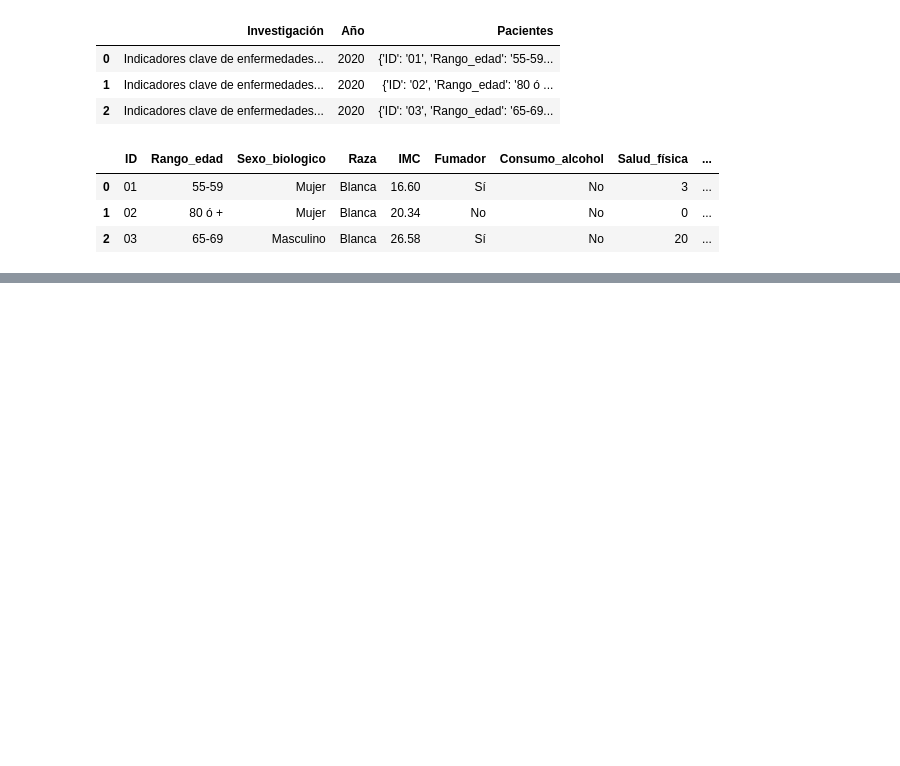
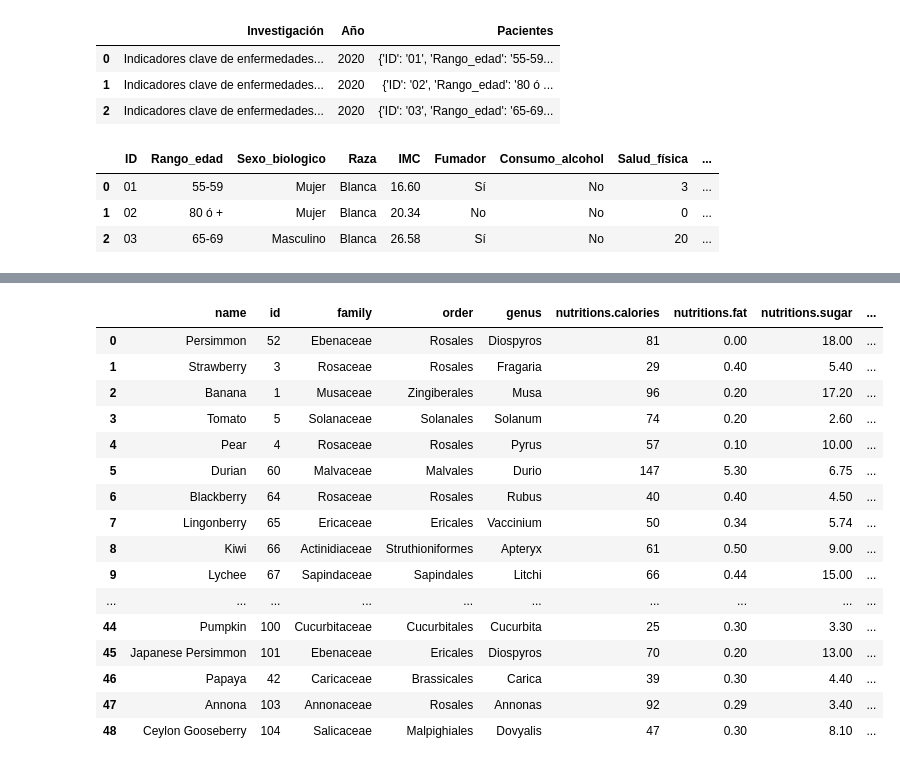
Before and after one commit to cmrondon2000/pandas-es-formatosarchivos, a Jupyter notebook: PandasES.ipynb, the cells around one changed output, grey strips where cells are left out. Saved outputs shown, nothing was run; the diff lists cells and outputs as text; code cells hidden in the pictures; blank space fills up the shorter version.

```diff
--- a/PandasES.ipynb
+++ b/PandasES.ipynb
@@ -292,3 +292,12 @@ with open('pacientes_2.json','r') as f:
 pd.json_normalize(datos, record_path='Pacientes', meta=['Investigación', 'Año'])
 # %%
 df_normalizado.to_json("pacientes_normalizados.json")
+# %%
+import requests
+import json
+
+datos_frutas = requests.get('https://fruityvice.com/api/fruit/all')
+
+resultado = json.loads(datos_frutas.text)
+
+pd.DataFrame(resultado)
@@ -294,0 +322,21 @@ df_normalizado.to_json("pacientes_normalizados.json")
+# %%
+resultado_normalizado = pd.json_normalize(resultado)
+resultado_normalizado
+# %% [output]
+|  | name | id | family | order | genus | nutritions.calories | nutritions.fat | nutritions.sugar | ... |
+| 0 | Persimmon | 52 | Ebenaceae | Rosales | Diospyros | 81 | 0.00 | 18.00 | ... |
+| 1 | Strawberry | 3 | Rosaceae | Rosales | Fragaria | 29 | 0.40 | 5.40 | ... |
+| 2 | Banana | 1 | Musaceae | Zingiberales | Musa | 96 | 0.20 | 17.20 | ... |
+| 3 | Tomato | 5 | Solanaceae | Solanales | Solanum | 74 | 0.20 | 2.60 | ... |
+| 4 | Pear | 4 | Rosaceae | Rosales | Pyrus | 57 | 0.10 | 10.00 | ... |
+| 5 | Durian | 60 | Malvaceae | Malvales | Durio | 147 | 5.30 | 6.75 | ... |
+| 6 | Blackberry | 64 | Rosaceae | Rosales | Rubus | 40 | 0.40 | 4.50 | ... |
+| 7 | Lingonberry | 65 | Ericaceae | Ericales | Vaccinium | 50 | 0.34 | 5.74 | ... |
+| 8 | Kiwi | 66 | Actinidiaceae | Struthioniformes | Apteryx | 61 | 0.50 | 9.00 | ... |
+| 9 | Lychee | 67 | Sapindaceae | Sapindales | Litchi | 66 | 0.44 | 15.00 | ... |
+| ... | ... | ... | ... | ... | ... | ... | ... | ... | ... |
+| 44 | Pumpkin | 100 | Cucurbitaceae | Cucurbitales | Cucurbita | 25 | 0.30 | 3.30 | ... |
+| 45 | Japanese Persimmon | 101 | Ebenaceae | Ericales | Diospyros | 70 | 0.20 | 13.00 | ... |
+| 46 | Papaya | 42 | Caricaceae | Brassicales | Carica | 39 | 0.30 | 4.40 | ... |
+| 47 | Annona | 103 | Annonaceae | Rosales | Annonas | 92 | 0.29 | 3.40 | ... |
+| 48 | Ceylon Gooseberry | 104 | Salicaceae | Malpighiales | Dovyalis | 47 | 0.30 | 8.10 | ... |
```
Also changed, not shown: parts of 1 cell of this notebook.
